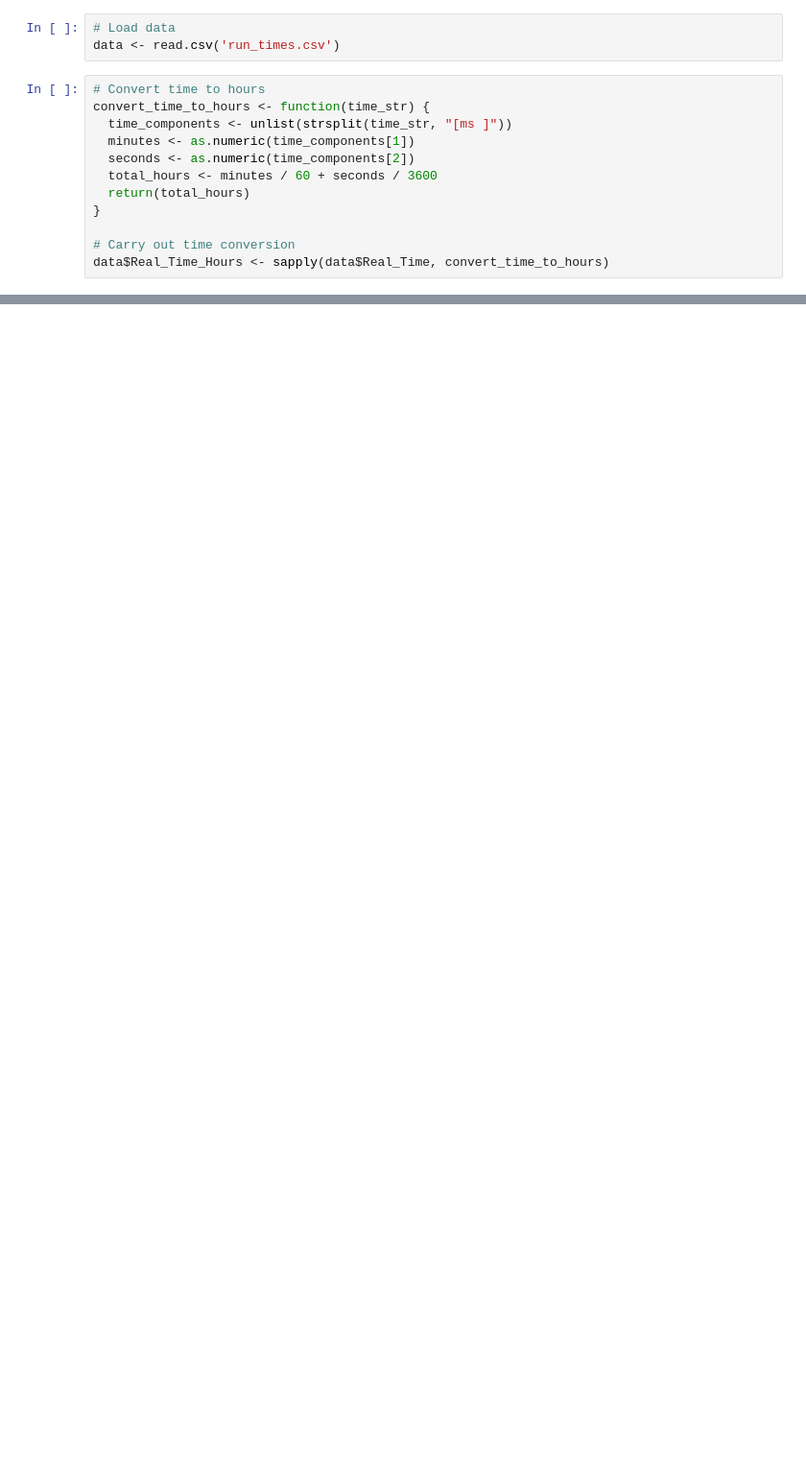
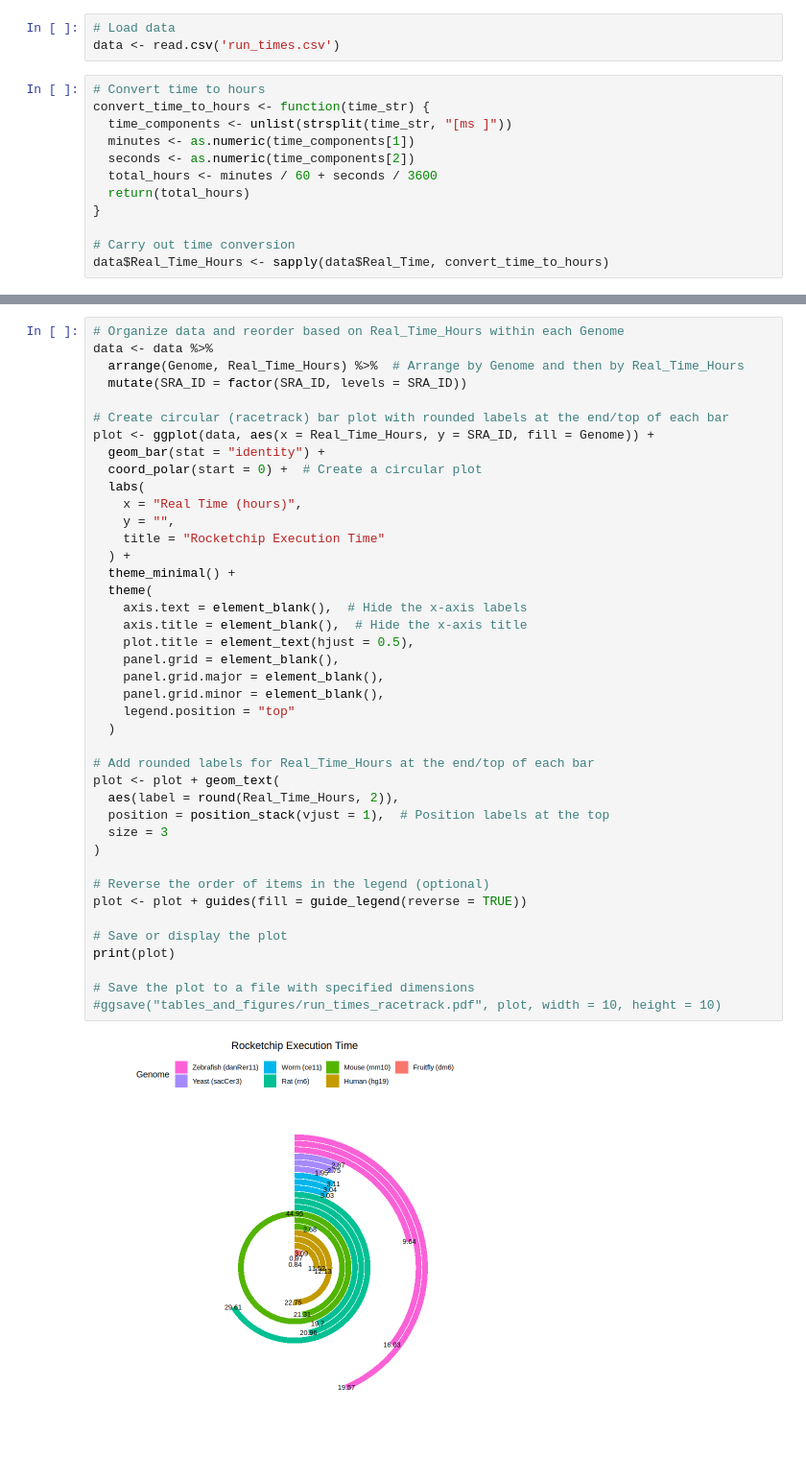
Before and after one commit to vhaghani26/rocketchip_tests, a Jupyter notebook: run_times/visualize_run_times.ipynb, the cells around one changed output, grey strips where cells are left out. Shown at 96% size. Cells and saved outputs as stored; diff of their text form; blank space fills up the shorter version.

Commit message:
work on plots

```diff
--- a/run_times/visualize_run_times.ipynb
+++ b/run_times/visualize_run_times.ipynb
@@ -52,0 +60,43 @@ ggsave("tables_and_figures/run_times.pdf", plot, width = 12.1, height = 8)
+# %%
+# Organize data and reorder based on Real_Time_Hours within each Genome
+data <- data %>%
+  arrange(Genome, Real_Time_Hours) %>%  # Arrange by Genome and then by Real_Time_Hours
+  mutate(SRA_ID = factor(SRA_ID, levels = SRA_ID))
+
+# Create circular (racetrack) bar plot with rounded labels at the end/top of each bar
+plot <- ggplot(data, aes(x = Real_Time_Hours, y = SRA_ID, fill = Genome)) +
+  geom_bar(stat = "identity") +
+  coord_polar(start = 0) +  # Create a circular plot
+  labs(
+    x = "Real Time (hours)",
+    y = "",
+    title = "Rocketchip Execution Time"
+  ) +
+  theme_minimal() +
+  theme(
+    axis.text = element_blank(),  # Hide the x-axis labels
+    axis.title = element_blank(),  # Hide the x-axis title
+    plot.title = element_text(hjust = 0.5),
+    panel.grid = element_blank(),
+    panel.grid.major = element_blank(),
+    panel.grid.minor = element_blank(),
+    legend.position = "top"
+  )
+
+# Add rounded labels for Real_Time_Hours at the end/top of each bar
+plot <- plot + geom_text(
+  aes(label = round(Real_Time_Hours, 2)),
+  position = position_stack(vjust = 1),  # Position labels at the top
+  size = 3
+)
+
+# Reverse the order of items in the legend (optional)
+plot <- plot + guides(fill = guide_legend(reverse = TRUE))
+
+# Save or display the plot
+print(plot)
+
+# Save the plot to a file with specified dimensions
+#ggsave("tables_and_figures/run_times_racetrack.pdf", plot, width = 10, height = 10)
+# %% [output]
+[figure, added]
```
Also changed, not shown: parts of 5 cells of this notebook, 1 other file.
